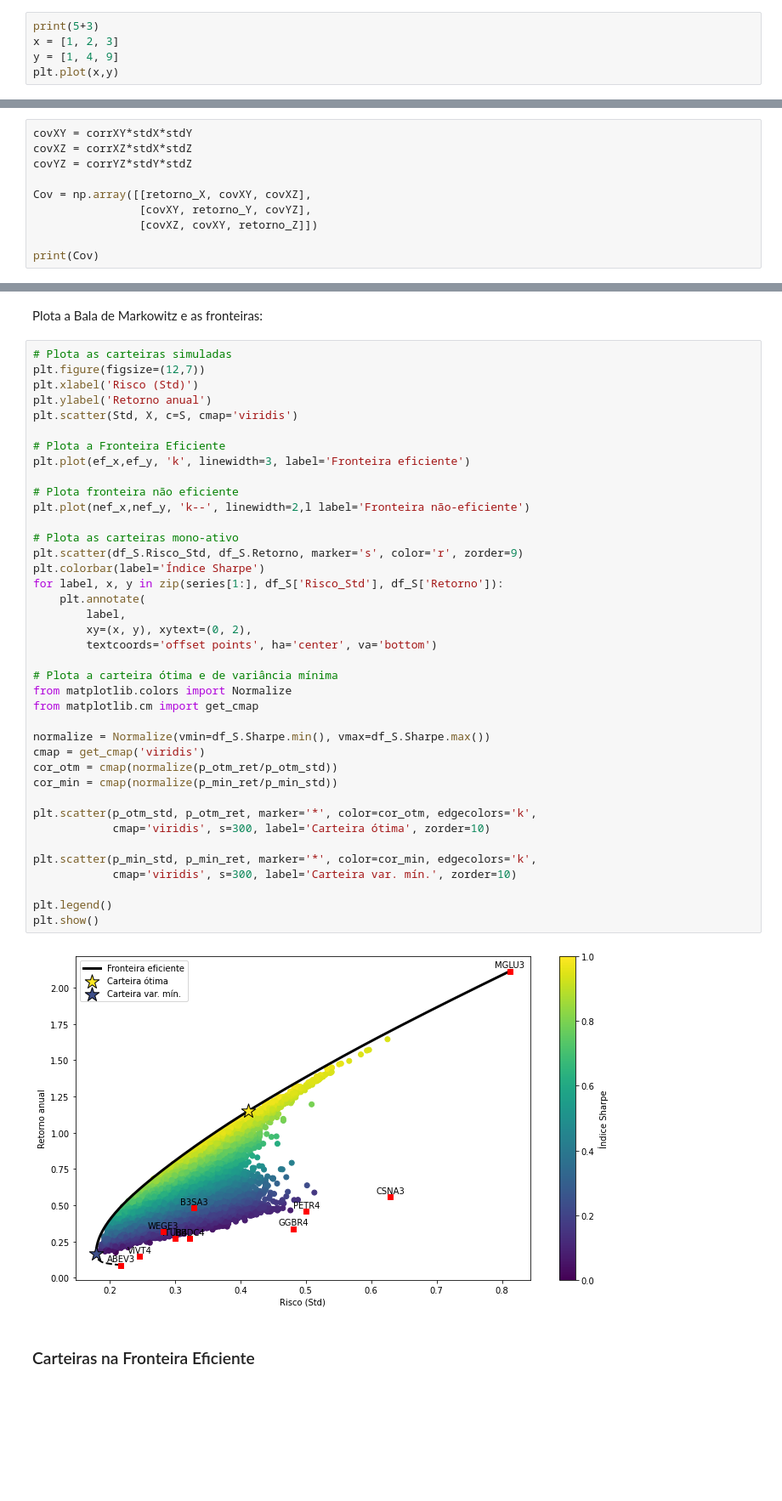
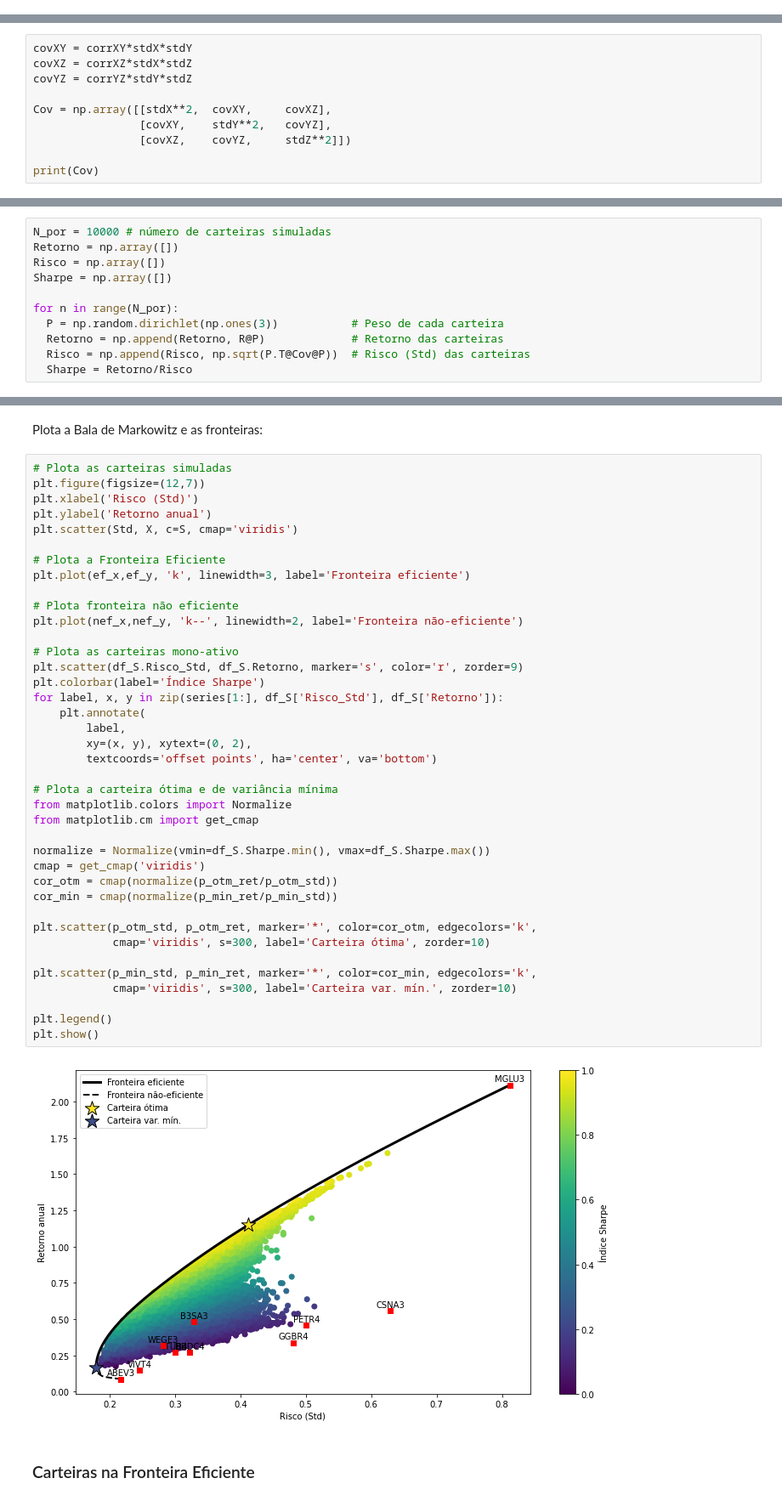
Before and after one commit to cleitonmoya/MAE001_Trabalho2, a Jupyter notebook: Trabalho2.ipynb, the cells around one changed output, grey strips where cells are left out. Shown at 85% size. Saved outputs shown, nothing was run; the diff lists cells and outputs as text; blank space fills up the shorter version.

```diff
--- a/Trabalho2.ipynb
+++ b/Trabalho2.ipynb
@@ -19,5 +15,0 @@ Introdução
-# %%
-print(5+3)
-x = [1, 2, 3]
-y = [1, 4, 9]
-plt.plot(x,y)
@@ -151,9 +162,9 @@ covXY = corrXY*stdX*stdY
 covXZ = corrXZ*stdX*stdZ
 covYZ = corrYZ*stdY*stdZ
 
-Cov = np.array([[retorno_X, covXY, covXZ],
-                [covXY, retorno_Y, covYZ],
-                [covXZ, covXY, retorno_Z]])
+Cov = np.array([[stdX**2,  covXY,     covXZ],
+                [covXY,    stdY**2,   covYZ],
+                [covXZ,    covYZ,     stdZ**2]])
 
 print(Cov)
 # %% [output]
@@ -195,0 +185,11 @@ plt.plot(risco_carteira[-1],retorno_carteira[-1],'o')
+# %%
+N_por = 10000 # número de carteiras simuladas
+Retorno = np.array([])
+Risco = np.array([])
+Sharpe = np.array([])
+
+for n in range(N_por):
+  P = np.random.dirichlet(np.ones(3))           # Peso de cada carteira
+  Retorno = np.append(Retorno, R@P)             # Retorno das carteiras
+  Risco = np.append(Risco, np.sqrt(P.T@Cov@P))  # Risco (Std) das carteiras
+  Sharpe = Retorno/Risco
@@ -631,36 +642,36 @@ plt.scatter(Std, X, c=S, cmap='viridis')
 plt.plot(ef_x,ef_y, 'k', linewidth=3, label='Fronteira eficiente')
 
 # Plota fronteira não eficiente
-plt.plot(nef_x,nef_y, 'k--', linewidth=2,l label='Fronteira não-eficiente')
+plt.plot(nef_x,nef_y, 'k--', linewidth=2, label='Fronteira não-eficiente')
 
 # Plota as carteiras mono-ativo
 plt.scatter(df_S.Risco_Std, df_S.Retorno, marker='s', color='r', zorder=9)
 plt.colorbar(label='Índice Sharpe')
 for label, x, y in zip(series[1:], df_S['Risco_Std'], df_S['Retorno']):
     plt.annotate(
         label,
         xy=(x, y), xytext=(0, 2),
         textcoords='offset points', ha='center', va='bottom')
 
 # Plota a carteira ótima e de variância mínima
 from matplotlib.colors import Normalize
 from matplotlib.cm import get_cmap
 
 normalize = Normalize(vmin=df_S.Sharpe.min(), vmax=df_S.Sharpe.max())
 cmap = get_cmap('viridis')
 cor_otm = cmap(normalize(p_otm_ret/p_otm_std))
 cor_min = cmap(normalize(p_min_ret/p_min_std))
 
 plt.scatter(p_otm_std, p_otm_ret, marker='*', color=cor_otm, edgecolors='k',
             cmap='viridis', s=300, label='Carteira ótima', zorder=10)
 
 plt.scatter(p_min_std, p_min_ret, marker='*', color=cor_min, edgecolors='k',
             cmap='viridis', s=300, label='Carteira var. mín.', zorder=10)
 
 plt.legend()
 plt.show()
 # %% [output]
-[figure, old version]
+[figure, new version]
 # %% [markdown]
 ### Carteiras na Fronteira Eficiente
 # %% [markdown]
```
Also changed, not shown: parts of 55 cells of this notebook.
